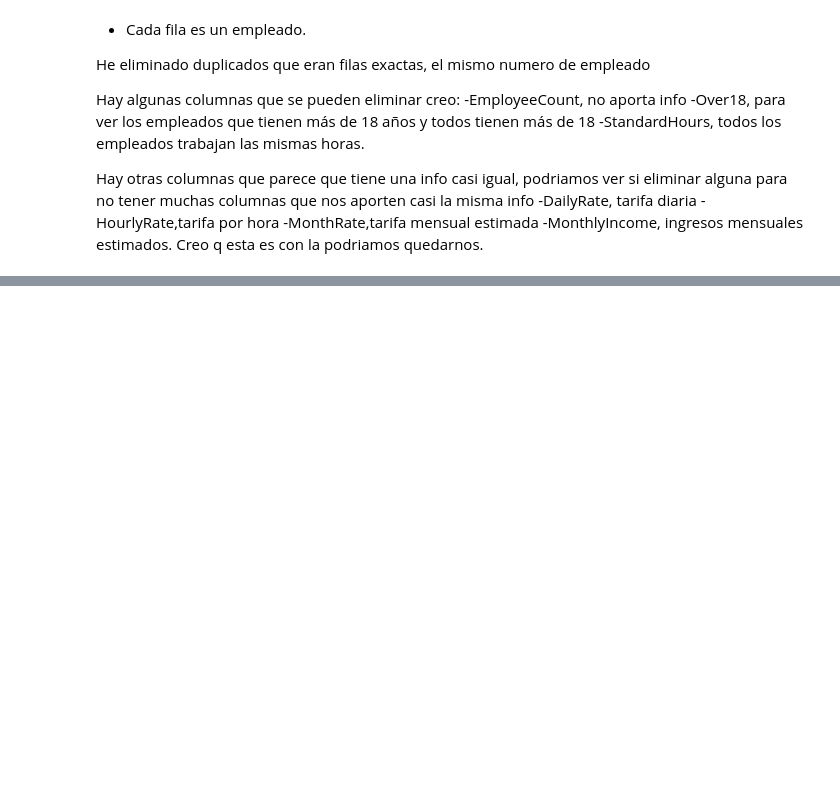
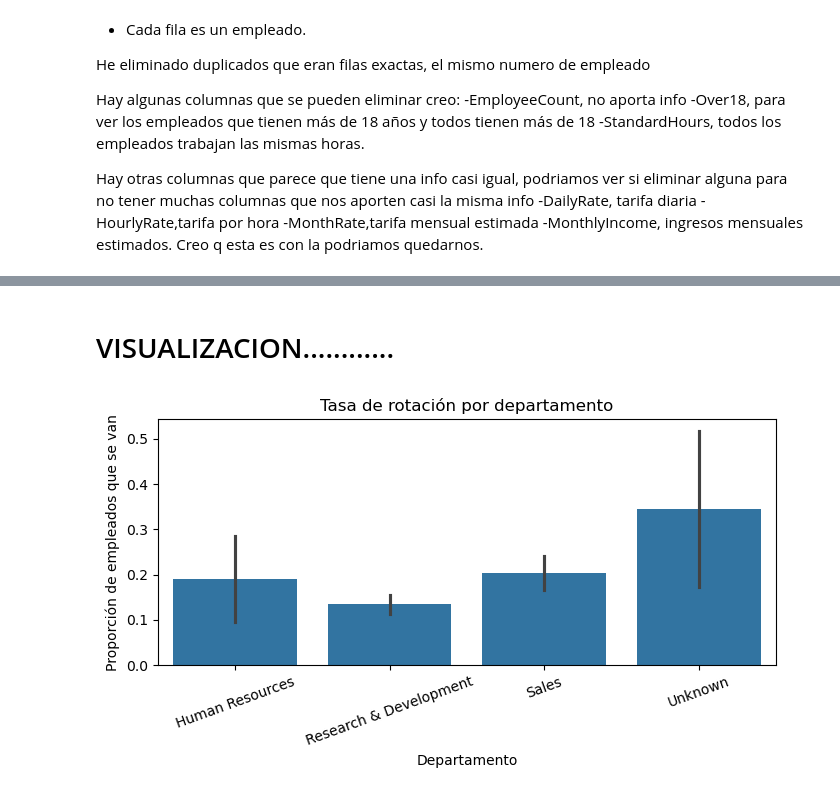
Before and after one commit to anitaromero25-bot/proyecto-da-promo-59-modulo-3-team-2, a Jupyter notebook: proyecto_mod_3_team_2.ipynb, the cells around one changed output, grey strips where cells are left out. Drawn from its saved outputs; the diff is of its cells as text; code cells hidden in the pictures; blank space fills up the shorter version.

Commit message:
limpieza y transformacion de datos. Gestion de nulos, tratamiento y estandarizacion de datos y variables, limpieza de columna. Elaboracion de métricas y visualizacion primaria

```diff
--- a/proyecto_mod_3_team_2.ipynb
+++ b/proyecto_mod_3_team_2.ipynb
@@ -206,0 +319,21 @@ casi la misma info
+# %%
+# 1) Imputar nulos
+df_emp = imputar_nulos(df_emp)
+
+# 2) Limpiar categóricas (Title Case, espacios, etc.)
+df_emp = limpiar_categoricas(df_emp)
+
+# 3) Crear variables derivadas
+def crear_variables_derivadas(df):
+    # Flag numérico de rotación
+    df['Attrition_flag'] = df['Attrition'].map({'Yes': 1, 'No': 0})
+
+    # Grupos de edad para análisis y visualización
+    bins = [0, 30, 40, 50, 100]
+    labels = ['<30', '30-40', '40-50', '>=50']
+    df['AgeGroup'] = pd.cut(df['Age'], bins=bins, labels=labels, right=False)
+
+    return df
+
+df_emp = crear_variables_derivadas(df_emp)
+df_emp.head()
@@ -206,0 +481,2 @@ casi la misma info
+# %% [markdown]
+# VISUALIZACION............
@@ -206,0 +488,15 @@ casi la misma info
+# %%
+plt.figure(figsize=(7,4))
+sns.barplot(
+    data=df_emp,
+    x='Department',
+    y='Attrition_flag',
+    estimator='mean'
+)
+plt.title('Tasa de rotación por departamento')
+plt.xlabel('Departamento')
+plt.ylabel('Proporción de empleados que se van')
+plt.xticks(rotation=20)
+plt.tight_layout()
+# %% [output]
+[figure, added]
```
Also changed, not shown: parts of 11 cells of this notebook.
